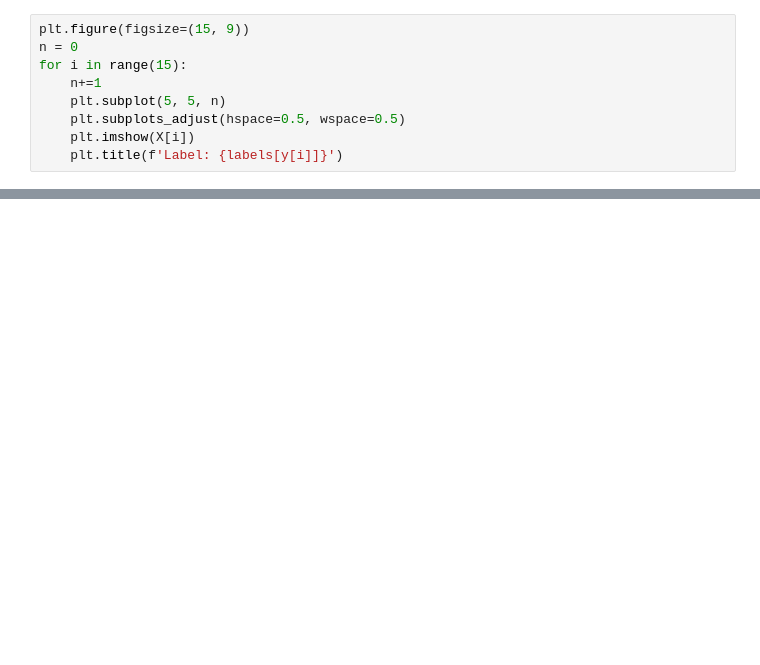
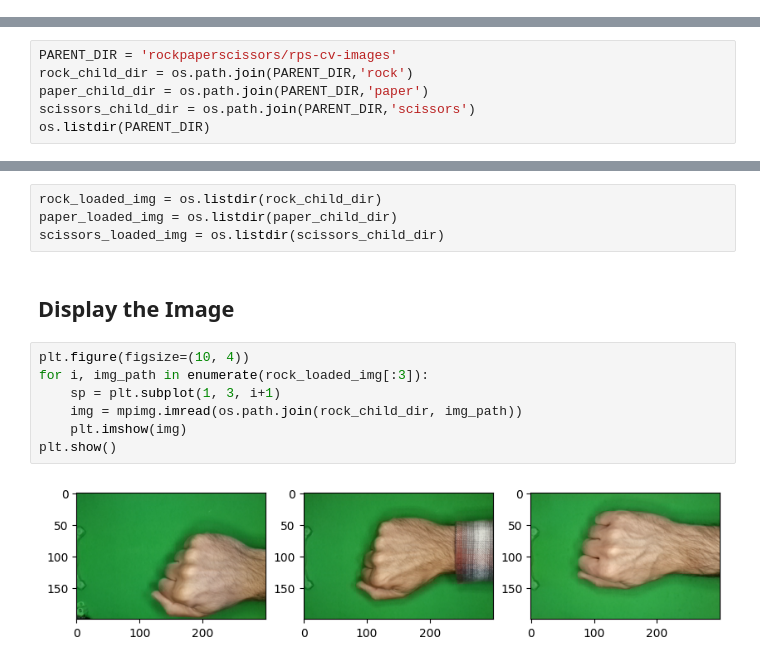
Before and after one commit to isnanramalia/dicoding-latihanDataMining, a Jupyter notebook: proyek_akhir_machineLearning/notebook.ipynb, the cells around one changed output, grey strips where cells are left out. Drawn from its saved outputs; the diff is of its cells as text; blank space fills up the shorter version.

```diff
--- a/proyek_akhir_machineLearning/notebook.ipynb
+++ b/proyek_akhir_machineLearning/notebook.ipynb
@@ -60,9 +0,0 @@ import matplotlib.pyplot as plt
-# %%
-plt.figure(figsize=(15, 9))
-n = 0
-for i in range(15):
-    n+=1
-    plt.subplot(5, 5, n)
-    plt.subplots_adjust(hspace=0.5, wspace=0.5)
-    plt.imshow(X[i])
-    plt.title(f'Label: {labels[y[i]]}')
@@ -118,0 +18,6 @@ ValueError: Could not interpret optimizer identifier: <keras.src.optimizers.adam
+# %%
+PARENT_DIR = 'rockpaperscissors/rps-cv-images'
+rock_child_dir = os.path.join(PARENT_DIR,'rock')
+paper_child_dir = os.path.join(PARENT_DIR,'paper')
+scissors_child_dir = os.path.join(PARENT_DIR,'scissors')
+os.listdir(PARENT_DIR)
@@ -118,0 +42,15 @@ ValueError: Could not interpret optimizer identifier: <keras.src.optimizers.adam
+# %%
+rock_loaded_img = os.listdir(rock_child_dir)
+paper_loaded_img = os.listdir(paper_child_dir)
+scissors_loaded_img = os.listdir(scissors_child_dir)
+# %% [markdown]
+## Display the Image
+# %%
+plt.figure(figsize=(10, 4))
+for i, img_path in enumerate(rock_loaded_img[:3]):
+    sp = plt.subplot(1, 3, i+1)
+    img = mpimg.imread(os.path.join(rock_child_dir, img_path))
+    plt.imshow(img)
+plt.show()
+# %% [output]
+[figure, added]
```
Also changed, not shown: parts of 42 cells of this notebook.
